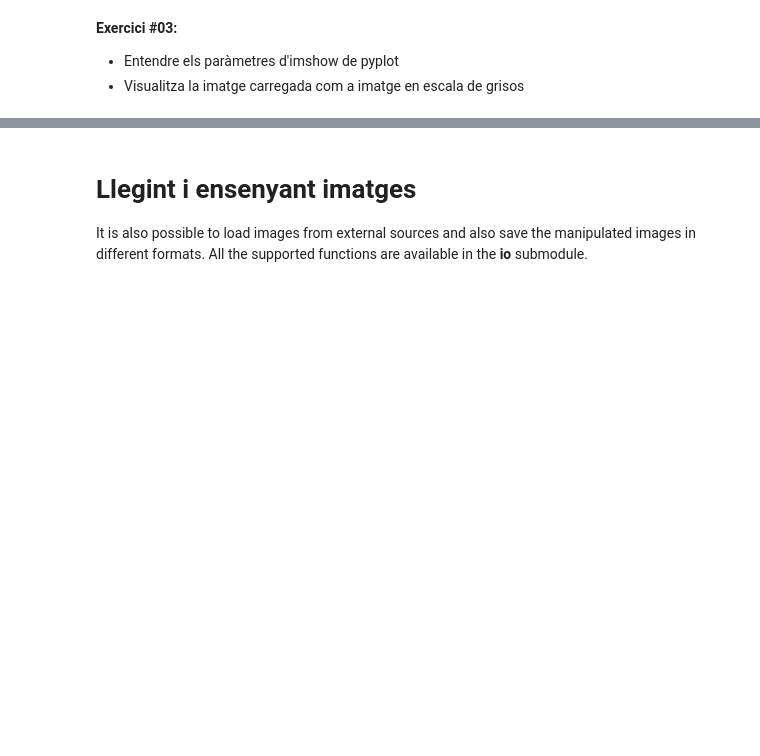
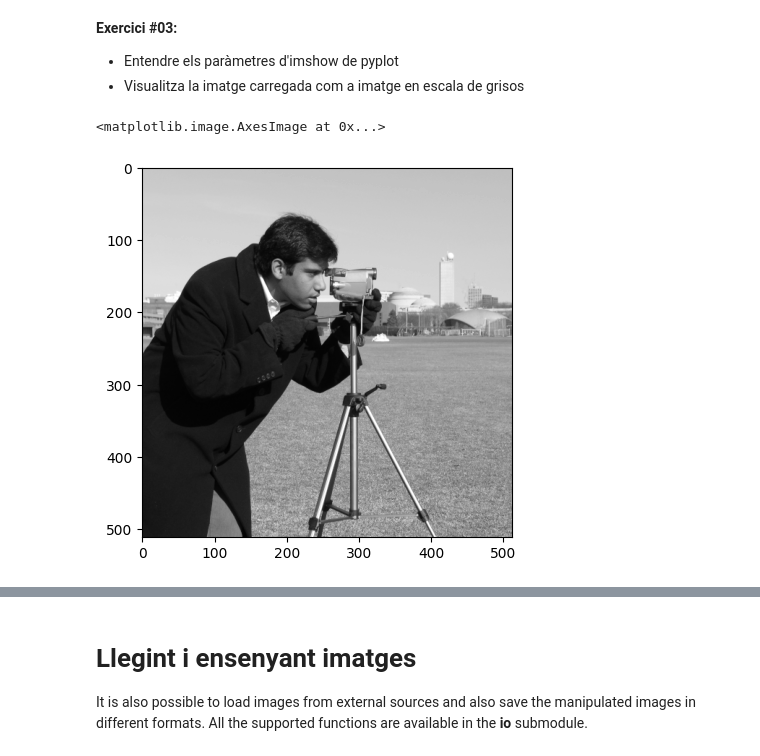
Before and after one commit to MateoProjects/CE-IA-i-Big-Data-Vedruna, a Jupyter notebook: MIA/introduccio_skimage.ipynb, the cells around one changed output, grey strips where cells are left out. Drawn from its saved outputs; the diff is of its cells as text; code cells hidden in the pictures; blank space fills up the shorter version.

```diff
--- a/MIA/introduccio_skimage.ipynb
+++ b/MIA/introduccio_skimage.ipynb
@@ -71,4 +86,10 @@ Les imatges es visualitzen mitjançant la funció **imshow** disponible al subm
 
 * Entendre els paràmetres d'imshow de pyplot
 * Visualitza la imatge carregada com a imatge en escala de grisos
+# %%
+# solution
+plt.imshow(camera_image,cmap='gray')
+# %% [output]
+<matplotlib.image.AxesImage at 0x...>
+[figure, added]
 # %%
```
Also changed, not shown: parts of 9 cells of this notebook, 1 other file.
